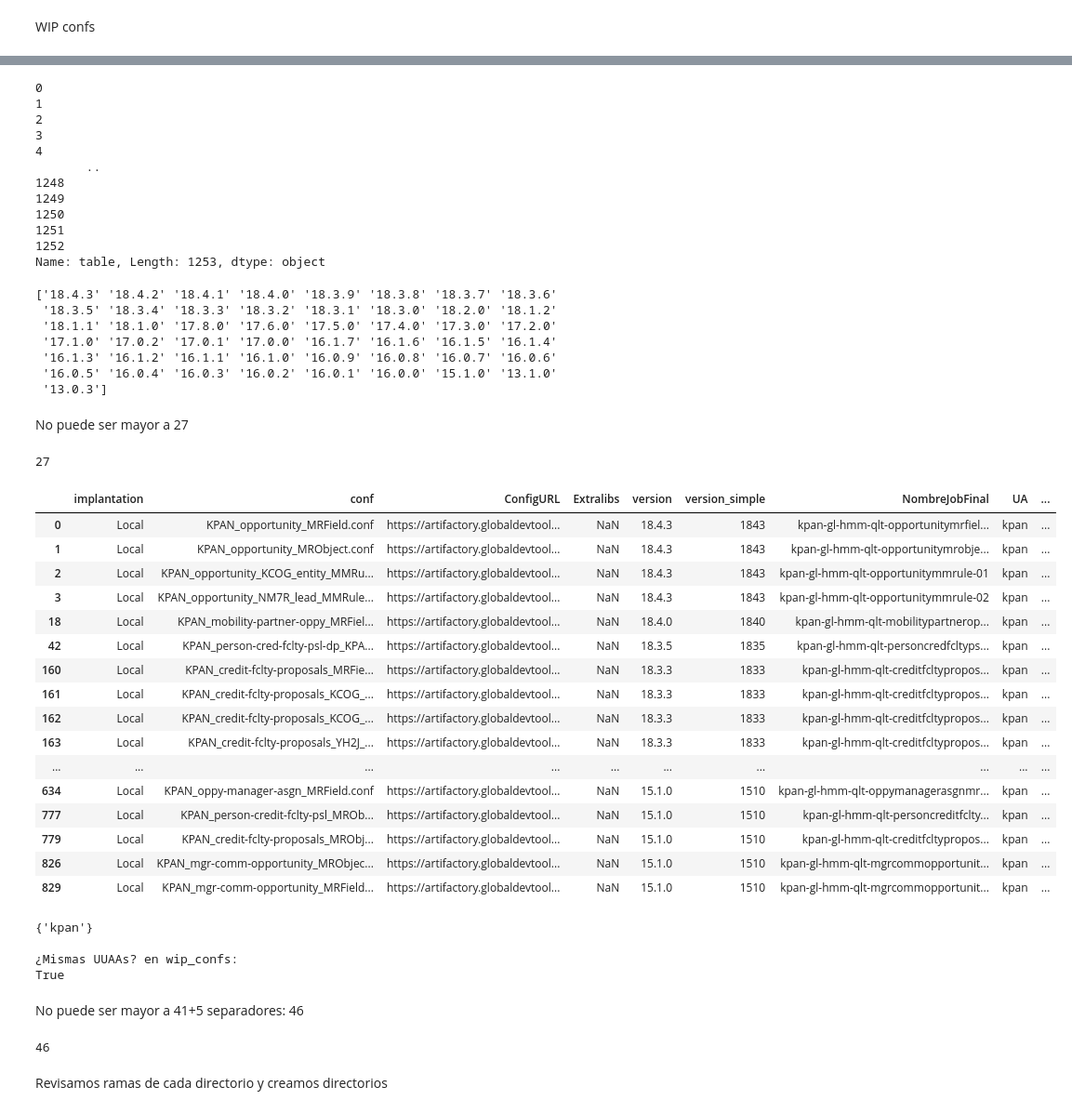
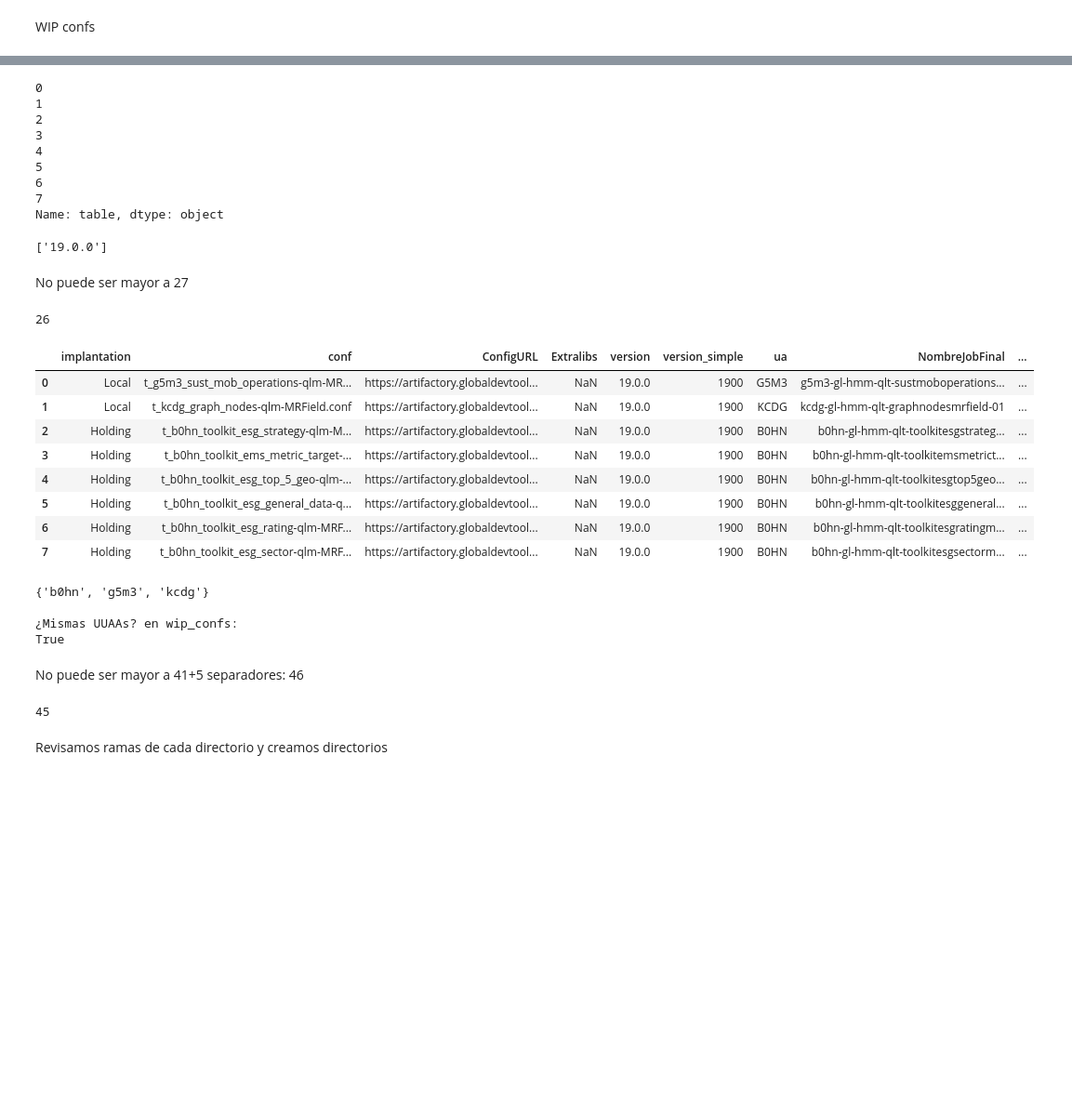
Before and after one commit to julenmontes/comprobacion_wip_JOBS, a Jupyter notebook: jobs_wip_conf_url_INTRAQ.ipynb, the cells around one changed output, grey strips where cells are left out. Shown at 93% size. Drawn from its saved outputs; the diff is of its cells as text; code cells hidden in the pictures; blank space fills up the shorter version.

Commit message:
FIX/jobs_wip_conf_url_INTRAQ.ipynb
new conf names and github migration

```diff
--- a/jobs_wip_conf_url_INTRAQ.ipynb
+++ b/jobs_wip_conf_url_INTRAQ.ipynb
@@ -32,22 +32,24 @@ UUAAs = [] #se cogerán todas las UUAAs del WIP
 
 #selección de UUAAs
 UUAAs = [
-# 'B0HN',
+'B0HN',
 # 'CGJ7',
+# 'CMOV',
 # 'CTAR',
 # 'DTAU',
 # 'EJB6',
 # 'FZPD',
-# 'G5M3',
+'G5M3',
 # 'J7IL',
 # 'KATC',
 # 'KCEG',
 # 'KCPG',
 # 'KCTD',
+'KCDG'
 # 'KFCM',
 # 'KMIG',
 # 'KNFA',
-'KPAN',
+# 'KPAN',
 # 'KSRR',
 # 'KSTB',
 # 'KSZG',
@@ -199,21 +201,21 @@ other_job_ame = {
 # %% [markdown]
 WIP confs
 # %%
-cols = ['STATUS IMPLANTATION','TABLE (en C360)','Secondary Table (4.3-5.2-6.4)','Conf (MRField, ORField, OCField,...)', 'Conf name', 'version  FINISHED','Url conf\nv13.0.4 (new)','Url Extralibs','IMPLANTATION TYPE']
+cols = ['UUAA','STATUS IMPLANTATION','TABLE (en C360)','Secondary Table (4.3-5.2-6.4)','Conf (MRField, ORField, OCField,...)', 'Conf name', 'version  FINISHED','Url conf\nv13.0.4 (new)','Url Extralibs','IMPLANTATION TYPE']
 wip = pd.read_csv('wip_final.csv', header=1)[cols].dropna(subset='version  FINISHED')
-
 wip = wip[wip['STATUS IMPLANTATION']=="DELIVERED"]
 
 wip['version_simple'] = wip['version  FINISHED'].str.replace("5.0.15","5.0.1").str.replace(".","").astype(int)
-wip['unique_id'] = wip['TABLE (en C360)'].str[6:].str.replace('_','').str[:19] + wip['Conf name'].str.lower().str.split('_').str[-1].str.split('.').str[0]
-wip['NombreJob'] = wip['Conf name'].str[:4].str.lower() + '-' + 'gl' + '-' + 'hmm' + '-' + 'qlt' + '-' + wip['unique_id'] + '-'
+wip['unique_id'] = wip['TABLE (en C360)'].str[6:].str.replace('_','').str[:19] + wip['Conf name'].str.lower().str.split('-').str[-1].str.split('.').str[0]
+wip['NombreJob'] = wip['UUAA'].str[:4].str.lower() + '-' + 'gl' + '-' + 'hmm' + '-' + 'qlt' + '-' + wip['unique_id'] + '-'
 wip.sort_values(['version_simple','Url Extralibs','version_simple'], inplace=True, ascending=False)
 wip.drop_duplicates(subset=['Conf name','version_simple'], inplace=True)
 wip.reset_index(drop=True,inplace=True)
 print(wip.columns)
 print('\nNULOS:\n-----------')
 print(wip.isnull().sum())
-wip.columns = ['satus_implantation','table','secundary_table','conf_type','conf','version','ConfigURL','Extralibs','implantation','version_simple','unique_id','NombreJob']
+wip.columns = ['ua','status_implantation','table','secundary_table','conf_type','conf','version','ConfigURL','Extralibs','implantation','version_simple','unique_id','NombreJob']
+wip = wip[wip.conf.str.contains('-qlm-')]
 wip['len_unique_id'] = wip.unique_id.str.len()
 wip.tail(2)
 # %% [output]
@@ -245,80 +247,64 @@ wip['table'].map(dict_tablas).fillna('')
 2
 3
 4
-       ..
-1248
-1249
-1250
-1251
-1252
-Name: table, Length: 1253, dtype: object
+5
+6
+7
+Name: table, dtype: object
 # %%
 version = wip.sort_values('version_simple',ascending=False).version.unique()
 print(version)
 # %% [output]
-['18.4.3' '18.4.2' '18.4.1' '18.4.0' '18.3.9' '18.3.8' '18.3.7' '18.3.6'
- '18.3.5' '18.3.4' '18.3.3' '18.3.2' '18.3.1' '18.3.0' '18.2.0' '18.1.2'
- '18.1.1' '18.1.0' '17.8.0' '17.6.0' '17.5.0' '17.4.0' '17.3.0' '17.2.0'
- '17.1.0' '17.0.2' '17.0.1' '17.0.0' '16.1.7' '16.1.6' '16.1.5' '16.1.4'
- '16.1.3' '16.1.2' '16.1.1' '16.1.0' '16.0.9' '16.0.8' '16.0.7' '16.0.6'
- '16.0.5' '16.0.4' '16.0.3' '16.0.2' '16.0.1' '16.0.0' '15.1.0' '13.1.0'
- '13.0.3']
+['19.0.0']
 # %% [markdown]
 No puede ser mayor a 27
-# %%
-print(wip['len_unique_id'].max())
-# %% [output]
-27
+# %%
+print(wip[wip.conf.str.contains("-qlm-")]['len_unique_id'].max())
+# wip[wip.conf.str.contains("-qlm-")][['unique_id','len_unique_id','conf']].sort_values(by='len_unique_id',ascending=False)
+# %% [output]
+26
 # %%
-wip_confs = wip.sort_values(by='version_simple',ascending=False)[['implantation','conf','ConfigURL','Extralibs','NombreJob','version','version_simple']]
+wip_confs = wip.sort_values(by='version_simple',ascending=False)[['implantation','conf','ConfigURL','Extralibs','NombreJob','version','version_simple','ua']]
 
 wip_confs['Extralibs'] = np.where(
     wip_confs['conf'].duplicated(keep=False),
     wip_confs.merge(wip_confs.dropna(subset=['conf','Extralibs']).rename(columns={'Extralibs':'Extralibs1'}).drop_duplicates('conf'),how='left', on='conf').Extralibs1,
     wip_confs['Extralibs']
     )
 
 wip_confs = wip_confs.drop_duplicates(subset=['conf']).reset_index(drop=True)
 
 wip_confs['NombreJobFinal'] = np.where(
     wip_confs['NombreJob'].duplicated(keep=False),
     wip_confs['NombreJob'] + '0' + wip_confs.groupby('NombreJob').cumcount().add(1).astype(str).str[-2:],
     wip_confs['NombreJob'] + '01'
     )
 wip_confs = wip_confs.drop(columns=['NombreJob'])
-wip_confs['UA'] = wip_confs['conf'].str[:4].str.lower()
+wip_confs['UA'] = wip_confs['ua'].str.lower()
 wip_confs['len_NombreJobFinal'] = wip_confs.NombreJobFinal.str.len()
 
 if not UUAAs:
     UUAAs = list(wip_confs.conf.str[:4].str.lower().sort_values().unique())
 wip_confs.query('UA == @UUAAs', inplace=True) #nos quedamos con nuestras UUAAs
 
 wip_confs
 # %% [output]
-|  | implantation | conf | ConfigURL | Extralibs | version | version_simple | NombreJobFinal | UA | ... |
-| 0 | Local | KPAN_opportunity_MRField.conf | https://artifactory.globaldevtool... | NaN | 18.4.3 | 1843 | kpan-gl-hmm-qlt-opportunitymrfiel... | kpan | ... |
-| 1 | Local | KPAN_opportunity_MRObject.conf | https://artifactory.globaldevtool... | NaN | 18.4.3 | 1843 | kpan-gl-hmm-qlt-opportunitymrobje... | kpan | ... |
-| 2 | Local | KPAN_opportunity_KCOG_entity_MMRu... | https://artifactory.globaldevtool... | NaN | 18.4.3 | 1843 | kpan-gl-hmm-qlt-opportunitymmrule-01 | kpan | ... |
-| 3 | Local | KPAN_opportunity_NM7R_lead_MMRule... | https://artifactory.globaldevtool... | NaN | 18.4.3 | 1843 | kpan-gl-hmm-qlt-opportunitymmrule-02 | kpan | ... |
-| 18 | Local | KPAN_mobility-partner-oppy_MRFiel... | https://artifactory.globaldevtool... | NaN | 18.4.0 | 1840 | kpan-gl-hmm-qlt-mobilitypartnerop... | kpan | ... |
-| 42 | Local | KPAN_person-cred-fclty-psl-dp_KPA... | https://artifactory.globaldevtool... | NaN | 18.3.5 | 1835 | kpan-gl-hmm-qlt-personcredfcltyps... | kpan | ... |
-| 160 | Local | KPAN_credit-fclty-proposals_MRFie... | https://artifactory.globaldevtool... | NaN | 18.3.3 | 1833 | kpan-gl-hmm-qlt-creditfcltypropos... | kpan | ... |
-| 161 | Local | KPAN_credit-fclty-proposals_KCOG_... | https://artifactory.globaldevtool... | NaN | 18.3.3 | 1833 | kpan-gl-hmm-qlt-creditfcltypropos... | kpan | ... |
-| 162 | Local | KPAN_credit-fclty-proposals_KCOG_... | https://artifactory.globaldevtool... | NaN | 18.3.3 | 1833 | kpan-gl-hmm-qlt-creditfcltypropos... | kpan | ... |
-| 163 | Local | KPAN_credit-fclty-proposals_YH2J_... | https://artifactory.globaldevtool... | NaN | 18.3.3 | 1833 | kpan-gl-hmm-qlt-creditfcltypropos... | kpan | ... |
-| ... | ... | ... | ... | ... | ... | ... | ... | ... | ... |
-| 634 | Local | KPAN_oppy-manager-asgn_MRField.conf | https://artifactory.globaldevtool... | NaN | 15.1.0 | 1510 | kpan-gl-hmm-qlt-oppymanagerasgnmr... | kpan | ... |
-| 777 | Local | KPAN_person-credit-fclty-psl_MROb... | https://artifactory.globaldevtool... | NaN | 15.1.0 | 1510 | kpan-gl-hmm-qlt-personcreditfclty... | kpan | ... |
-| 779 | Local | KPAN_credit-fclty-proposals_MRObj... | https://artifactory.globaldevtool... | NaN | 15.1.0 | 1510 | kpan-gl-hmm-qlt-creditfcltypropos... | kpan | ... |
-| 826 | Local | KPAN_mgr-comm-opportunity_MRObjec... | https://artifactory.globaldevtool... | NaN | 15.1.0 | 1510 | kpan-gl-hmm-qlt-mgrcommopportunit... | kpan | ... |
-| 829 | Local | KPAN_mgr-comm-opportunity_MRField... | https://artifactory.globaldevtool... | NaN | 15.1.0 | 1510 | kpan-gl-hmm-qlt-mgrcommopportunit... | kpan | ... |
+|  | implantation | conf | ConfigURL | Extralibs | version | version_simple | ua | NombreJobFinal | ... |
+| 0 | Local | t_g5m3_sust_mob_operations-qlm-MR... | https://artifactory.globaldevtool... | NaN | 19.0.0 | 1900 | G5M3 | g5m3-gl-hmm-qlt-sustmoboperations... | ... |
+| 1 | Local | t_kcdg_graph_nodes-qlm-MRField.conf | https://artifactory.globaldevtool... | NaN | 19.0.0 | 1900 | KCDG | kcdg-gl-hmm-qlt-graphnodesmrfield-01 | ... |
+| 2 | Holding | t_b0hn_toolkit_esg_strategy-qlm-M... | https://artifactory.globaldevtool... | NaN | 19.0.0 | 1900 | B0HN | b0hn-gl-hmm-qlt-toolkitesgstrateg... | ... |
+| 3 | Holding | t_b0hn_toolkit_ems_metric_target-... | https://artifactory.globaldevtool... | NaN | 19.0.0 | 1900 | B0HN | b0hn-gl-hmm-qlt-toolkitemsmetrict... | ... |
+| 4 | Holding | t_b0hn_toolkit_esg_top_5_geo-qlm-... | https://artifactory.globaldevtool... | NaN | 19.0.0 | 1900 | B0HN | b0hn-gl-hmm-qlt-toolkitesgtop5geo... | ... |
+| 5 | Holding | t_b0hn_toolkit_esg_general_data-q... | https://artifactory.globaldevtool... | NaN | 19.0.0 | 1900 | B0HN | b0hn-gl-hmm-qlt-toolkitesggeneral... | ... |
+| 6 | Holding | t_b0hn_toolkit_esg_rating-qlm-MRF... | https://artifactory.globaldevtool... | NaN | 19.0.0 | 1900 | B0HN | b0hn-gl-hmm-qlt-toolkitesgratingm... | ... |
+| 7 | Holding | t_b0hn_toolkit_esg_sector-qlm-MRF... | https://artifactory.globaldevtool... | NaN | 19.0.0 | 1900 | B0HN | b0hn-gl-hmm-qlt-toolkitesgsectorm... | ... |
 # %%
 print(set(wip_confs.UA.unique()))
 print('\n¿Mismas UUAAs? en wip_confs:')
 
 print(set(wip_confs.UA.unique()) == set(UUAAs))
 # %% [output]
-{'kpan'}
+{'b0hn', 'g5m3', 'kcdg'}
 
 ¿Mismas UUAAs? en wip_confs:
 True
@@ -327,7 +313,7 @@ No puede ser mayor a 41+5 separadores: 46
 # %%
 print(wip_confs['len_NombreJobFinal'].max())
 # %% [output]
-46
+45
 # %% [markdown]
 Revisamos ramas de cada directorio y creamos directorios
 # %%
```
Also changed, not shown: parts of 14 cells of this notebook, 10 other files.
